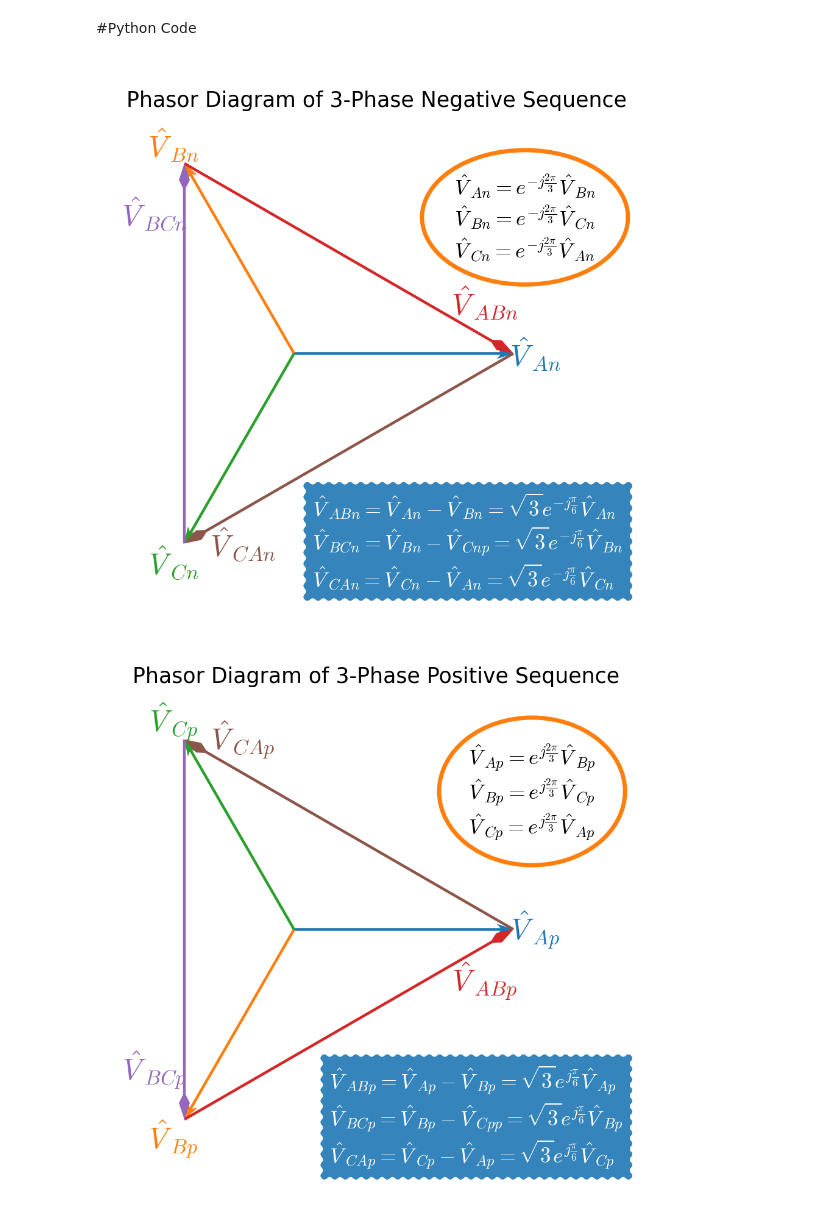
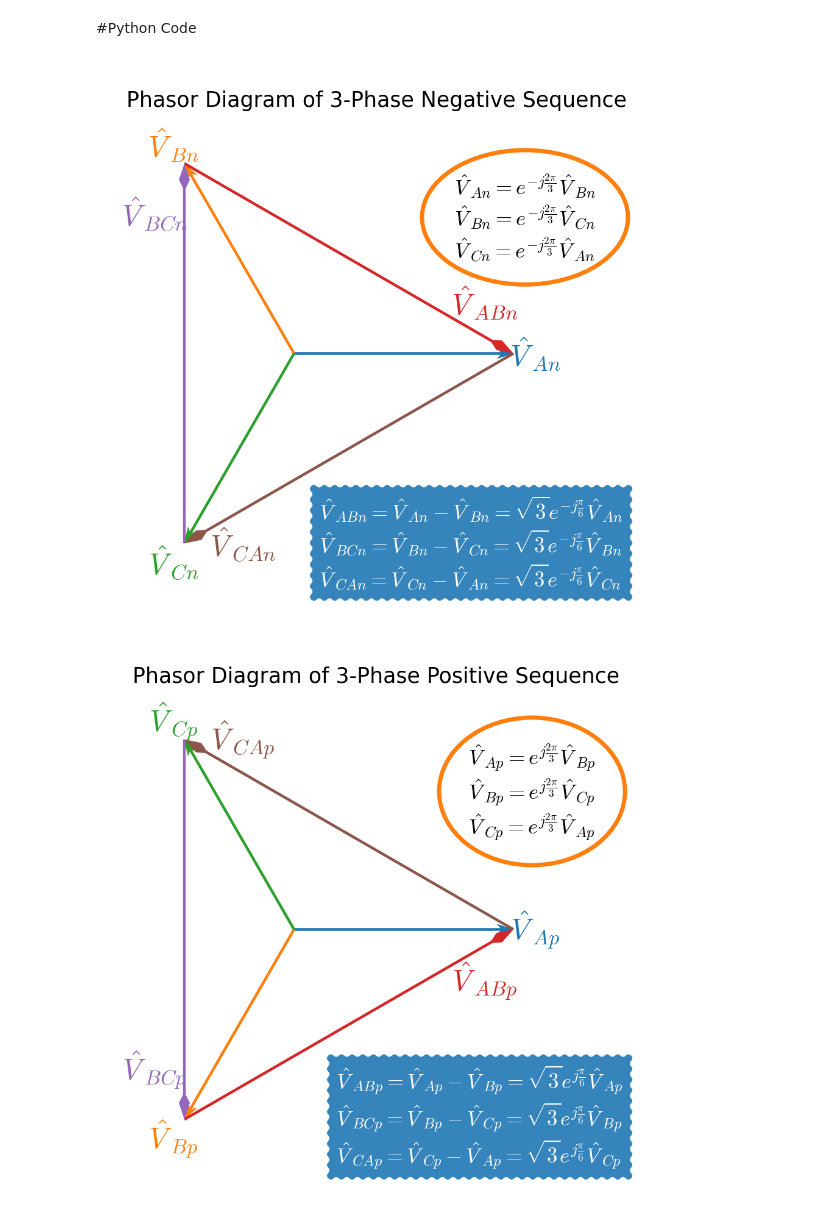
Before and after one commit to bingsen-wang/EE-Fundamentals, a Jupyter notebook: ThreePhaseVoltages_PhasorDiagram.ipynb, the cells around one changed output. Cells and saved outputs as stored; diff of their text form; code cells hidden in the pictures.

```diff
--- a/ThreePhaseVoltages_PhasorDiagram.ipynb
+++ b/ThreePhaseVoltages_PhasorDiagram.ipynb
@@ -12,33 +12,33 @@ Dr. Bingsen Wang
 # %%
 from matplotlib import pyplot,patches,cm
 pyplot.rcParams.update({'font.family':"sans serif",'mathtext.fontset':'cm'})
 import numpy as np
 vln = [[.8*np.exp((-1)**i*2j*k*np.pi/3) for k in range(3)] for i in range(2)]
 vll = [[vln[i][k]-vln[i][(k+1)%3] for k in range(3)] for i in range(2)]
 clst = list(cm.tab10.colors) #colors list
 for i in range(2):
   pn,s = ['n','p'][i],['-',''][i]
   fig = pyplot.figure(figsize=([9,9]))
   ax= fig.add_axes([0,0,1,1],xlim=[-.7,1.3],ylim=[-.95,1.05]); ax.axis('off')
   ax.text(.3,.9,r'Phasor Diagram of 3-Phase '+['Nega','Posi'][i]+'tive Sequence',size=25,ha='center')
   [ax.add_patch(patches.FancyArrow(0,0,vln[i][k].real,vln[i][k].imag,width=0.01,
           head_width=.04,length_includes_head=True,ec=clst[k],overhang=.2,fc=clst[k],lw=0)) for k in range(3)]
   [ax.text(1.1*vln[i][k].real,1.1*vln[i][k].imag,[r'$\hat V_{A'+pn+'}$',r'$\hat V_{B'+pn+'}$',r'$\hat V_{C'+pn+'}$'][k],
           c=clst[k],size=35,ha='center',va='center') for k in range(3)]
   [ax.add_patch(patches.FancyArrow(vln[i][(k+1)%3].real,vln[i][(k+1)%3].imag,vll[i][k].real,vll[i][k].imag,width=0.01,
         head_width=.04,length_includes_head=True,ec=clst[k], overhang=-.5,fc=clst[k+3],lw=0)) for k in range(3)]
   [ax.text((.9*vln[i][k]*np.exp((-1)**i*1j*np.pi/12)).real,(.9*vln[i][k]*np.exp((-1)**i*1j*np.pi/12)).imag,
           [r'$\hat V_{AB'+pn+'}$',r'$\hat V_{BC'+pn+'}$',r'$\hat V_{CA'+pn+'}$'][k],
           c=clst[k+3],size=35,ha='center',va='center') for k in range(3)]
   ax.text(1.1,.35,r'$\hat V_{A'+pn+'}=e^{'+s+r'j\frac{2\pi}{3}}\hat V_{B'+pn+'}$'+'\n'+
           r'$\hat V_{B'+pn+'}=e^{'+s+r'j\frac{2\pi}{3}}\hat V_{C'+pn+'}$'+'\n'+
           r'$\hat V_{C'+pn+'}=e^{'+s+r'j\frac{2\pi}{3}}\hat V_{A'+pn+'}$',
           size=25,ha='right',multialignment='left',c='k',bbox=dict(boxstyle='ellipse',pad=.1,fc='none',ec=clst[1],alpha=1,lw=5))
-  ax.text(1.2,-.85,r'$\hat V_{AB'+pn+'}=\hat V_{A'+pn+'}-\hat V_{B'+pn+'}=\sqrt{3}e^{'+s+r'j\frac{\pi}{6}}\hat V_{A'+pn+'} $'+'\n'+
-          r'$\hat V_{BC'+pn+'}=\hat V_{B'+pn+'}-\hat V_{C'+pn+'p}=\sqrt{3}e^{'+s+r'j\frac{\pi}{6}}\hat V_{B'+pn+'} $'+'\n'+
-          r'$\hat V_{CA'+pn+'}=\hat V_{C'+pn+'}-\hat V_{A'+pn+'}=\sqrt{3}e^{'+s+r'j\frac{\pi}{6}}\hat V_{C'+pn+'} $',
+  ax.text(1.2,-.85,r'$\hat V_{AB'+pn+'}=\hat V_{A'+pn+'}-\hat V_{B'+pn+'}=\sqrt{3}e^{'+s+r'j\frac{\pi}{6}}\hat V_{A'+pn+'}$'+'\n'+
+          r'$\hat V_{BC'+pn+'}=\hat V_{B'+pn+'}-\hat V_{C'+pn+'}=\sqrt{3}e^{'+s+r'j\frac{\pi}{6}}\hat V_{B'+pn+'}$'+'\n'+
+          r'$\hat V_{CA'+pn+'}=\hat V_{C'+pn+'}-\hat V_{A'+pn+'}=\sqrt{3}e^{'+s+r'j\frac{\pi}{6}}\hat V_{C'+pn+'}$',
           size=25,ha='right',multialignment='left',c='w',bbox=dict(boxstyle='roundtooth',pad=.5,ec='none',fc=clst[0],alpha=.9,lw=3))
   fig.savefig('3phaseVoltages_PhasorDiagram_'+['nega','posi'][i]+'tive.png',dpi=600)
 # %% [output]
-[figure, old version]
+[figure, new version]
-[figure, old version]
+[figure, new version]
```
